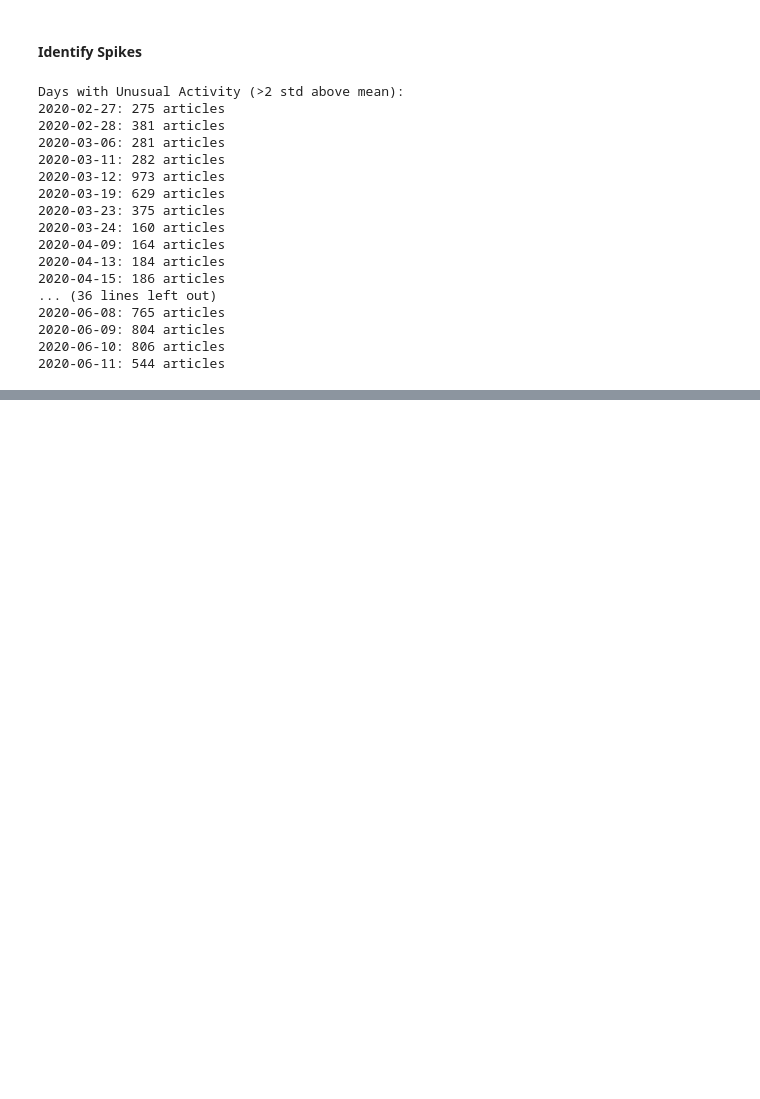
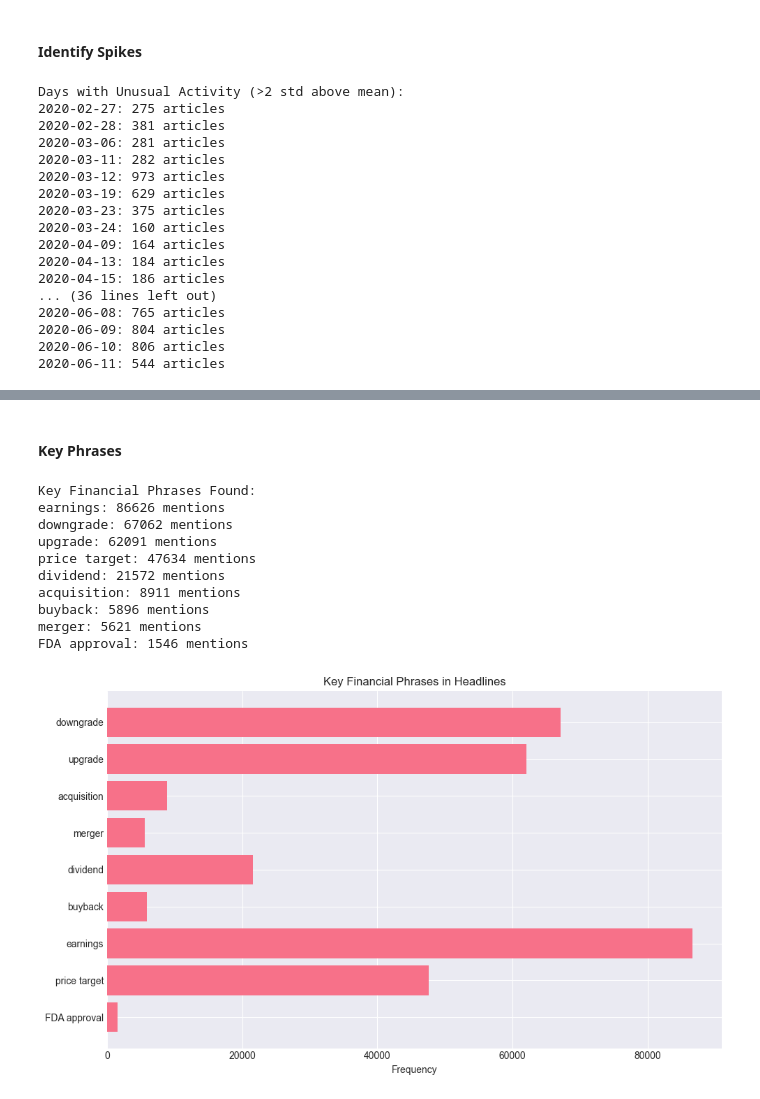
Before and after one commit to HermonaDev/financial-sentiment-challenge-week1, a Jupyter notebook: notebooks/01_initial_eda_analysis.ipynb, the cells around one changed output, grey strips where cells are left out. Drawn from its saved outputs; the diff is of its cells as text; code cells hidden in the pictures; blank space fills up the shorter version.

Commit message:
feat: add text analysis with keywords and financial phrases extraction

```diff
--- a/notebooks/01_initial_eda_analysis.ipynb
+++ b/notebooks/01_initial_eda_analysis.ipynb
@@ -312,0 +364,39 @@ Days with Unusual Activity (>2 std above mean):
+# %% [markdown]
+#### Key Phrases
+# %%
+# Search for important financial phrases
+key_phrases = {
+    'FDA approval': df['headline'].str.contains('FDA approval', case=False).sum(),
+    'price target': df['headline'].str.contains('price target', case=False).sum(),
+    'earnings': df['headline'].str.contains('earnings', case=False).sum(),
+    'buyback': df['headline'].str.contains('buyback', case=False).sum(),
+    'dividend': df['headline'].str.contains('dividend', case=False).sum(),
+    'merger': df['headline'].str.contains('merger', case=False).sum(),
+    'acquisition': df['headline'].str.contains('acquisition', case=False).sum(),
+    'upgrade': df['headline'].str.contains('upgrade', case=False).sum(),
+    'downgrade': df['headline'].str.contains('downgrade', case=False).sum(),
+}
+
+print("\nKey Financial Phrases Found:")
+for phrase, count in sorted(key_phrases.items(), key=lambda x: x[1], reverse=True):
+    print(f"{phrase}: {count} mentions")
+
+# Visualize
+plt.figure(figsize=(10, 6))
+plt.barh(list(key_phrases.keys()), list(key_phrases.values()))
+plt.xlabel('Frequency')
+plt.title('Key Financial Phrases in Headlines')
+plt.tight_layout()
+plt.show()
+# %% [output]
+Key Financial Phrases Found:
+earnings: 86626 mentions
+downgrade: 67062 mentions
+upgrade: 62091 mentions
+price target: 47634 mentions
+dividend: 21572 mentions
+acquisition: 8911 mentions
+buyback: 5896 mentions
+merger: 5621 mentions
+FDA approval: 1546 mentions
+[figure, added]
```
Also changed, not shown: parts of 8 cells of this notebook.
